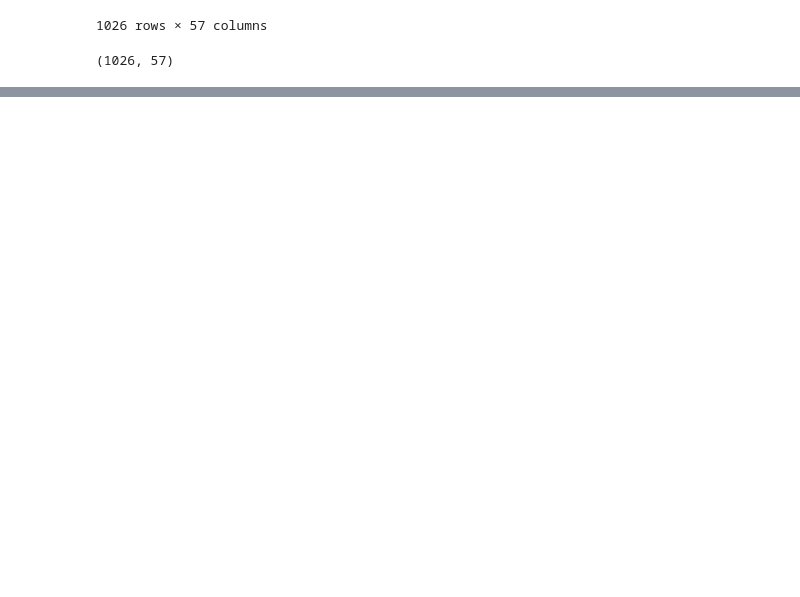
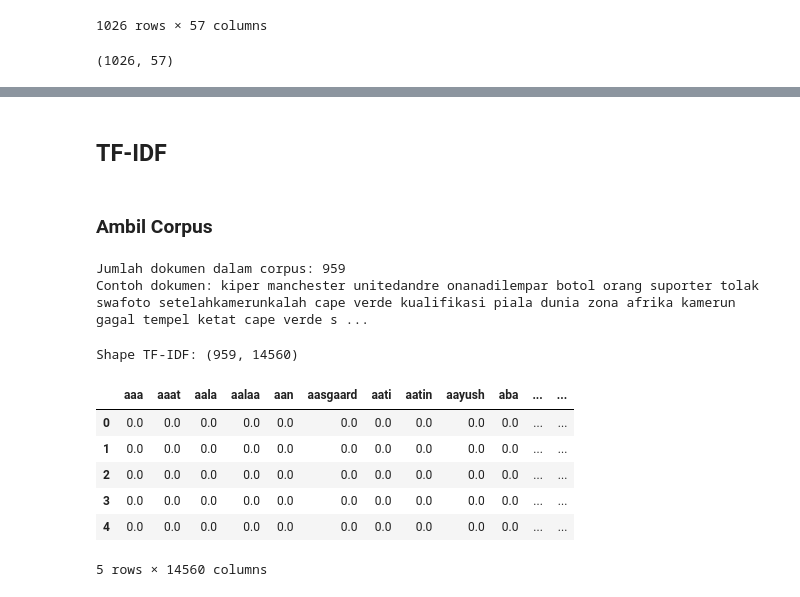
Before and after one commit to ahyaac/PPW, a Jupyter notebook: _sources/tugass/tugas5_cbow&tf-idf.ipynb, the cells around one changed output, grey strips where cells are left out. Drawn from its saved outputs; the diff is of its cells as text; code cells hidden in the pictures; blank space fills up the shorter version.

```diff
--- a/_sources/tugass/tugas5_cbow&tf-idf.ipynb
+++ b/_sources/tugass/tugas5_cbow&tf-idf.ipynb
@@ -383,0 +551,16 @@ embedding_df.shape
+# %%
+import pandas as pd
+
+# Fungsi tokenisasi sederhana
+def tokenize(text):
+    return text.split()
+
+# Terapkan tokenisasi pada kolom 'stemmed'
+data['tokens'] = data['stemmed'].apply(tokenize)
+
+# Simpan hasil ke CSV
+data.to_csv('/content/drive/MyDrive/PPW/output/berita_cnn_tokens.csv', index=False)
+print("Data berhasil disimpan ke CSV!\n")
+
+# Tampilkan beberapa baris pertama
+data[['stemmed','tokens']].head()
@@ -383,0 +575,42 @@ embedding_df.shape
+# %% [markdown]
+## **TF-IDF**
+# %% [markdown]
+### **Ambil Corpus**
+# %%
+from sklearn.feature_extraction.text import TfidfVectorizer
+
+# Ambil corpus dari kolom stemmed
+corpus = data['stemmed'].astype(str).tolist()
+
+print("Jumlah dokumen dalam corpus:", len(corpus))
+print("Contoh dokumen:", corpus[0][:200])
+# %% [output]
+Jumlah dokumen dalam corpus: 959
+Contoh dokumen: kiper manchester unitedandre onanadilempar botol orang suporter tolak swafoto setelahkamerunkalah cape verde kualifikasi piala dunia zona afrika kamerun gagal tempel ketat cape verde s ...
+# %%
+# Inisialisasi TF-IDF
+vectorizer = TfidfVectorizer()
+
+# Fit dan transform
+X_tfidf = vectorizer.fit_transform(corpus)
+
+print("Shape TF-IDF:", X_tfidf.shape)  # (jumlah dokumen, jumlah kata unik)
+# %% [output]
+Shape TF-IDF: (959, 14560)
+# %%
+# Ubah ke DataFrame biar mudah dibaca
+tfidf_data = pd.DataFrame(
+    X_tfidf.toarray(),
+    columns=vectorizer.get_feature_names_out()
+)
+
+# Tampilkan 5 baris pertama
+tfidf_data.head()
+# %% [output]
+|  | aaa | aaat | aala | aalaa | aan | aasgaard | aati | aatin | aayush | aba | ... | ... |
+| 0 | 0.0 | 0.0 | 0.0 | 0.0 | 0.0 | 0.0 | 0.0 | 0.0 | 0.0 | 0.0 | ... | ... |
+| 1 | 0.0 | 0.0 | 0.0 | 0.0 | 0.0 | 0.0 | 0.0 | 0.0 | 0.0 | 0.0 | ... | ... |
+| 2 | 0.0 | 0.0 | 0.0 | 0.0 | 0.0 | 0.0 | 0.0 | 0.0 | 0.0 | 0.0 | ... | ... |
+| 3 | 0.0 | 0.0 | 0.0 | 0.0 | 0.0 | 0.0 | 0.0 | 0.0 | 0.0 | 0.0 | ... | ... |
+| 4 | 0.0 | 0.0 | 0.0 | 0.0 | 0.0 | 0.0 | 0.0 | 0.0 | 0.0 | 0.0 | ... | ... |
+5 rows × 14560 columns
```
Also changed, not shown: parts of 31 cells of this notebook, 7 other files.
